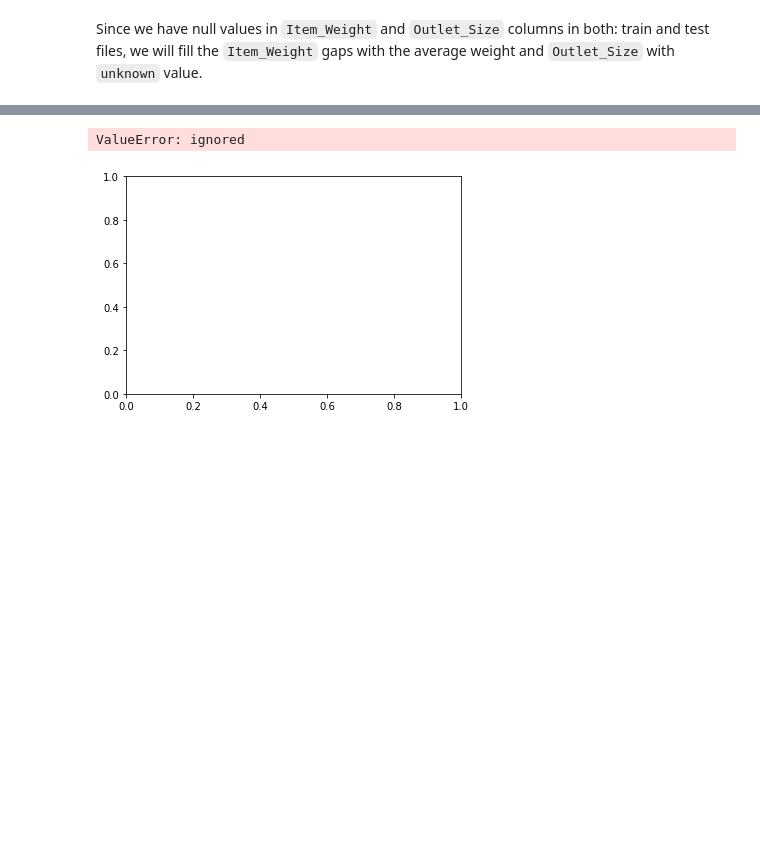
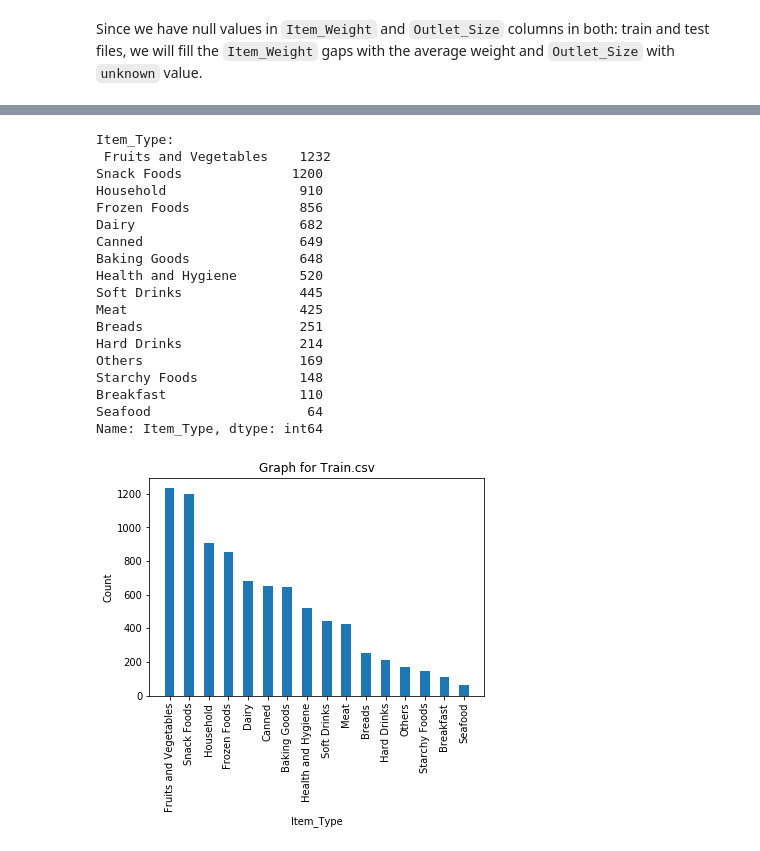
Before and after one commit to priyankkalgaonkar/Predictive-Analysis-Using-Feature-Engineering, a Jupyter notebook: Predictive_Analysis_Using_Feature_Engineering.ipynb, the cells around one changed output, grey strips where cells are left out. Drawn from its saved outputs; the diff is of its cells as text; code cells hidden in the pictures; blank space fills up the shorter version.

```diff
--- a/Predictive_Analysis_Using_Feature_Engineering.ipynb
+++ b/Predictive_Analysis_Using_Feature_Engineering.ipynb
@@ -18,14 +86,13 @@ test.isnull().sum() #Finding Null Values in test.csv
 # %% [markdown]
 Since we have null values in `Item_Weight` and `Outlet_Size` columns in both: train and test files, we will fill the `Item_Weight` gaps with the average weight and `Outlet_Size` with `unknown` value.
 # %%
-#Filling Null Values in test.csv
-test['Item_Weight'].fillna(value=test['Item_Weight'].mean(),inplace=True)
+#Filling Null Values in train.csv
+train['Item_Weight'].fillna(value=test['Item_Weight'].mean(),inplace=True)
 test['Outlet_Size'].fillna(value='Unknown', inplace=True)
 
-#Filling Null Values in train.csv
+#Filling Null Values in test.csv
 train['Item_Weight'].fillna(value=test['Item_Weight'].mean(),inplace=True)
-train['Outlet_Size'].fillna(value='Unknown', inplace=True)
+test['Outlet_Size'].fillna(value='Unknown', inplace=True)
 
-#We'll know check to verify if all Null Values have been filled
-
-train.isnull().sum()
+#We'll now check to verify if all Null Values have been filled
+train.isnull().sum() #Check Train DB
@@ -36,13 +128,31 @@ test['Item_Type'].value_counts() #Counts # of items of a particular type
 # %%
-test['Item_Type'].value_counts()
 import numpy as np
 import matplotlib.pyplot as plot
-plot.bar(test['Item_Type'].index.value_counts(), test['Item_Type'].value_counts(), width=0.5, bottom=None, align='center', data=test)
-plot.title('Graph for Test.csv')
+plot.bar(train['Item_Type'].value_counts().index, \
+         train['Item_Type'].value_counts(), width=0.5, bottom=None, \
+         align='center', data=train)
+plot.title('Graph for Train.csv')
 plot.xticks(rotation='vertical')
 plot.xlabel('Item_Type')
 plot.ylabel('Count')
-print('Item_Type:\n', test['Item_Type'].value_counts())
+print('Item_Type:\n', train['Item_Type'].value_counts())
 # %% [output]
-ValueError: ignored
+Item_Type:
+ Fruits and Vegetables    1232
+Snack Foods              1200
+Household                 910
+Frozen Foods              856
+Dairy                     682
+Canned                    649
+Baking Goods              648
+Health and Hygiene        520
+Soft Drinks               445
+Meat                      425
+Breads                    251
+Hard Drinks               214
+Others                    169
+Starchy Foods             148
+Breakfast                 110
+Seafood                    64
+Name: Item_Type, dtype: int64
-[figure, old version]
+[figure, new version]
```
Also changed, not shown: parts of 35 cells of this notebook.
